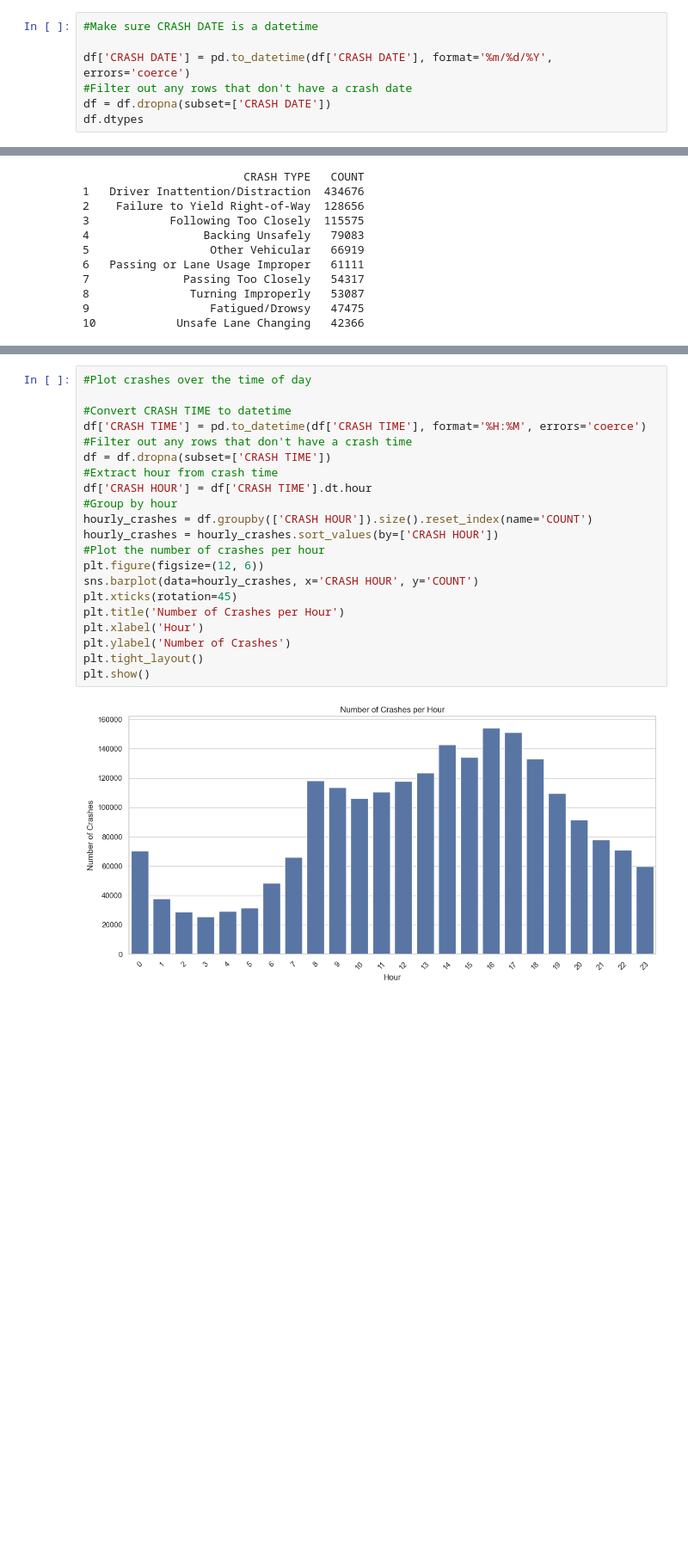
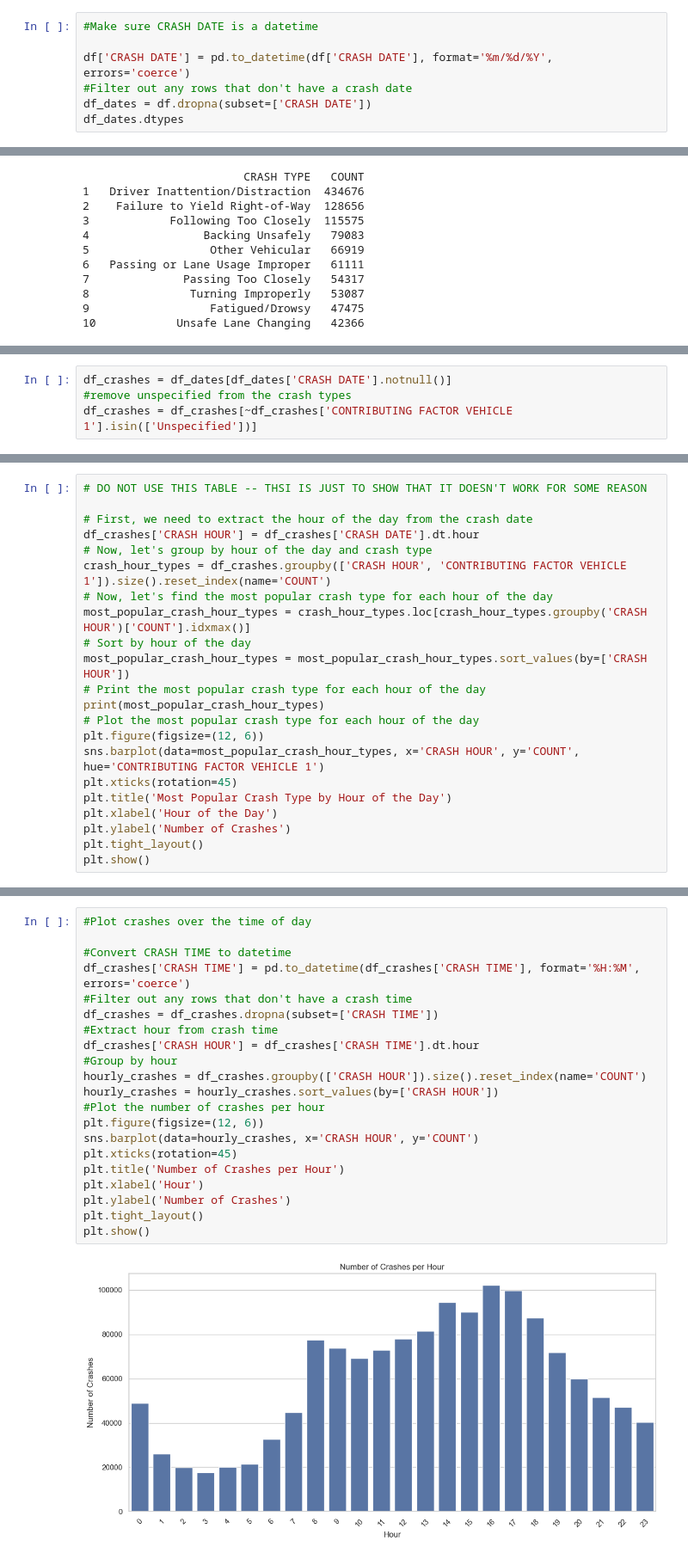
Before and after one commit to Silverasdf/ny_crashes_project, a Jupyter notebook: initial_analysis.ipynb, the cells around one changed output, grey strips where cells are left out. Shown at 86% size. Drawn from its saved outputs; the diff is of its cells as text; blank space fills up the shorter version.

```diff
--- a/initial_analysis.ipynb
+++ b/initial_analysis.ipynb
@@ -80,8 +138,8 @@ df
 
 df['CRASH DATE'] = pd.to_datetime(df['CRASH DATE'], format='%m/%d/%Y', errors='coerce')
 #Filter out any rows that don't have a crash date
-df = df.dropna(subset=['CRASH DATE'])
-df.dtypes
+df_dates = df.dropna(subset=['CRASH DATE'])
+df_dates.dtypes
 # %% [output]
 CRASH DATE                       datetime64[ns]
 CRASH TIME                               object
@@ -192,0 +255,4 @@ print(crash_types.head(10))
+# %%
+df_crashes = df_dates[df_dates['CRASH DATE'].notnull()]
+#remove unspecified from the crash types
+df_crashes = df_crashes[~df_crashes['CONTRIBUTING FACTOR VEHICLE 1'].isin(['Unspecified'])]
@@ -192,0 +308,22 @@ print(crash_types.head(10))
+# %%
+# DO NOT USE THIS TABLE -- THSI IS JUST TO SHOW THAT IT DOESN'T WORK FOR SOME REASON
+
+# First, we need to extract the hour of the day from the crash date
+df_crashes['CRASH HOUR'] = df_crashes['CRASH DATE'].dt.hour
+# Now, let's group by hour of the day and crash type
+crash_hour_types = df_crashes.groupby(['CRASH HOUR', 'CONTRIBUTING FACTOR VEHICLE 1']).size().reset_index(name='COUNT')
+# Now, let's find the most popular crash type for each hour of the day
+most_popular_crash_hour_types = crash_hour_types.loc[crash_hour_types.groupby('CRASH HOUR')['COUNT'].idxmax()]
+# Sort by hour of the day
+most_popular_crash_hour_types = most_popular_crash_hour_types.sort_values(by=['CRASH HOUR'])
+# Print the most popular crash type for each hour of the day
+print(most_popular_crash_hour_types)
+# Plot the most popular crash type for each hour of the day
+plt.figure(figsize=(12, 6))
+sns.barplot(data=most_popular_crash_hour_types, x='CRASH HOUR', y='COUNT', hue='CONTRIBUTING FACTOR VEHICLE 1')
+plt.xticks(rotation=45)
+plt.title('Most Popular Crash Type by Hour of the Day')
+plt.xlabel('Hour of the Day')
+plt.ylabel('Number of Crashes')
+plt.tight_layout()
+plt.show()
@@ -193,23 +338,23 @@ print(crash_types.head(10))
 # %%
 #Plot crashes over the time of day
 
 #Convert CRASH TIME to datetime
-df['CRASH TIME'] = pd.to_datetime(df['CRASH TIME'], format='%H:%M', errors='coerce')
+df_crashes['CRASH TIME'] = pd.to_datetime(df_crashes['CRASH TIME'], format='%H:%M', errors='coerce')
 #Filter out any rows that don't have a crash time
-df = df.dropna(subset=['CRASH TIME'])
+df_crashes = df_crashes.dropna(subset=['CRASH TIME'])
 #Extract hour from crash time
-df['CRASH HOUR'] = df['CRASH TIME'].dt.hour
+df_crashes['CRASH HOUR'] = df_crashes['CRASH TIME'].dt.hour
 #Group by hour
-hourly_crashes = df.groupby(['CRASH HOUR']).size().reset_index(name='COUNT')
+hourly_crashes = df_crashes.groupby(['CRASH HOUR']).size().reset_index(name='COUNT')
 hourly_crashes = hourly_crashes.sort_values(by=['CRASH HOUR'])
 #Plot the number of crashes per hour
 plt.figure(figsize=(12, 6))
 sns.barplot(data=hourly_crashes, x='CRASH HOUR', y='COUNT')
 plt.xticks(rotation=45)
 plt.title('Number of Crashes per Hour')
 plt.xlabel('Hour')
 plt.ylabel('Number of Crashes')
 plt.tight_layout()
 plt.show()
 # %% [output]
-[figure, old version]
+[figure, new version]
```
Also changed, not shown: parts of 37 cells of this notebook.
